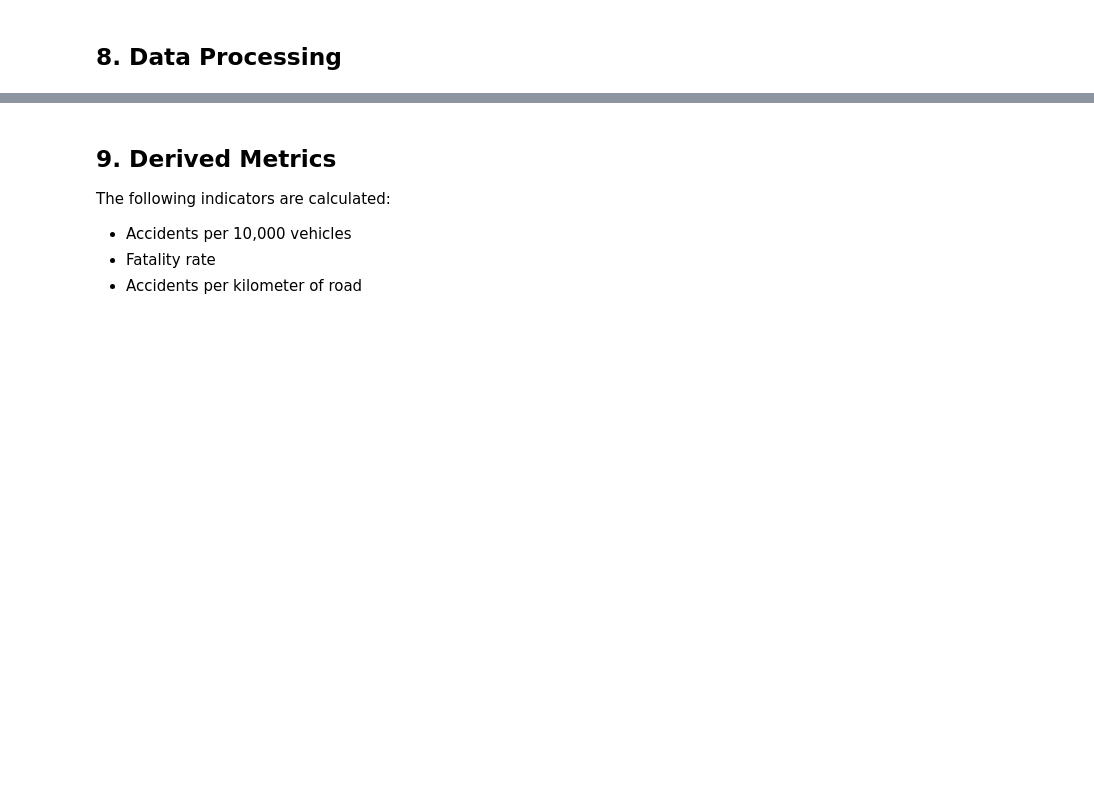
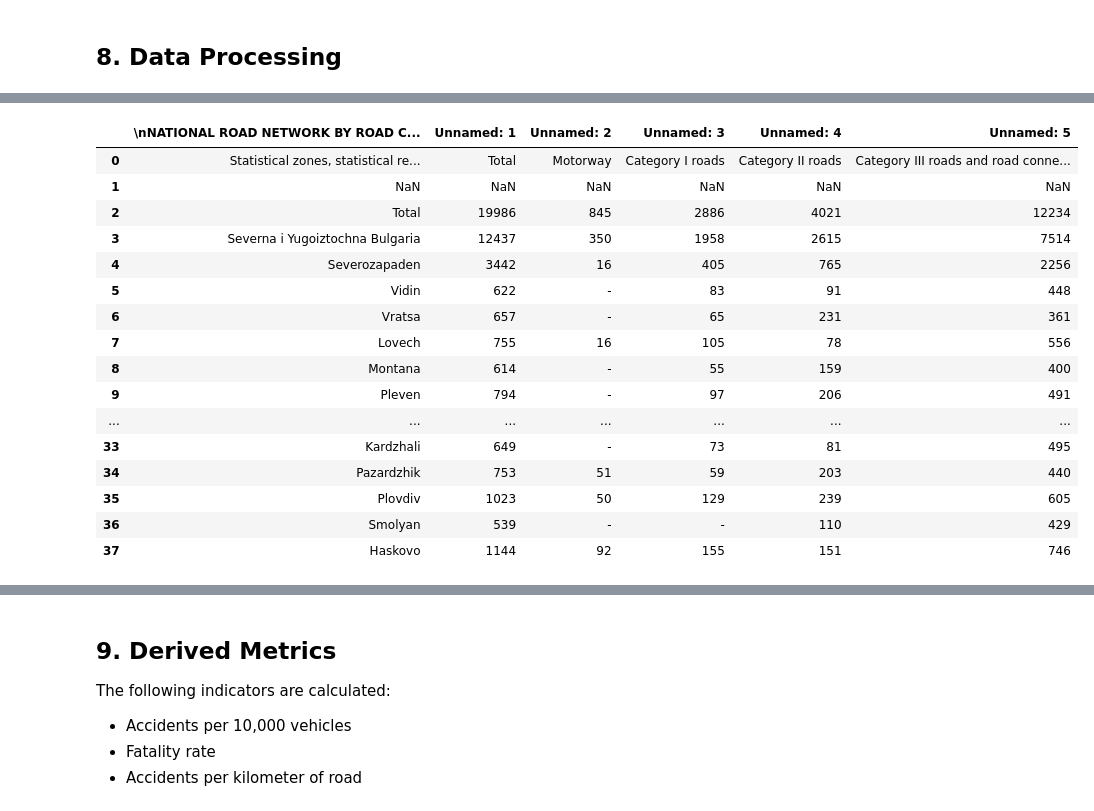
Before and after one commit to borisyotsov/Road-Safety-in-Bulgaria-Impact-of-Traffic-and-Infrastructure-on-Accident-Rates, a Jupyter notebook: Road_Safety_Project.ipynb, the cells around one changed output, grey strips where cells are left out. Cells and saved outputs as stored; diff of their text form; code cells hidden in the pictures; blank space fills up the shorter version.

```diff
--- a/Road_Safety_Project.ipynb
+++ b/Road_Safety_Project.ipynb
@@ -160,0 +206,22 @@ import matplotlib.pyplot as plt
+# %%
+url = "https://github.com/borisyotsov/Road-Safety-in-Bulgaria-Impact-of-Traffic-and-Infrastructure-on-Accident-Rates//raw/refs/heads/main/data/National_road_network.xlsx"
+National_road_network = pd.read_excel(url)
+National_road_network
+# %% [output]
+|  | \nNATIONAL ROAD NETWORK BY ROAD C... | Unnamed: 1 | Unnamed: 2 | Unnamed: 3 | Unnamed: 4 | Unnamed: 5 |
+| 0 | Statistical zones, statistical re... | Total | Motorway | Category I roads | Category II roads | Category III roads and road conne... |
+| 1 | NaN | NaN | NaN | NaN | NaN | NaN |
+| 2 | Total | 19986 | 845 | 2886 | 4021 | 12234 |
+| 3 | Severna i Yugoiztochna Bulgaria | 12437 | 350 | 1958 | 2615 | 7514 |
+| 4 | Severozapaden | 3442 | 16 | 405 | 765 | 2256 |
+| 5 | Vidin | 622 | - | 83 | 91 | 448 |
+| 6 | Vratsa | 657 | - | 65 | 231 | 361 |
+| 7 | Lovech | 755 | 16 | 105 | 78 | 556 |
+| 8 | Montana | 614 | - | 55 | 159 | 400 |
+| 9 | Pleven | 794 | - | 97 | 206 | 491 |
+| ... | ... | ... | ... | ... | ... | ... |
+| 33 | Kardzhali | 649 | - | 73 | 81 | 495 |
+| 34 | Pazardzhik | 753 | 51 | 59 | 203 | 440 |
+| 35 | Plovdiv | 1023 | 50 | 129 | 239 | 605 |
+| 36 | Smolyan | 539 | - | - | 110 | 429 |
+| 37 | Haskovo | 1144 | 92 | 155 | 151 | 746 |
```
Also changed, not shown: parts of 11 cells of this notebook.
